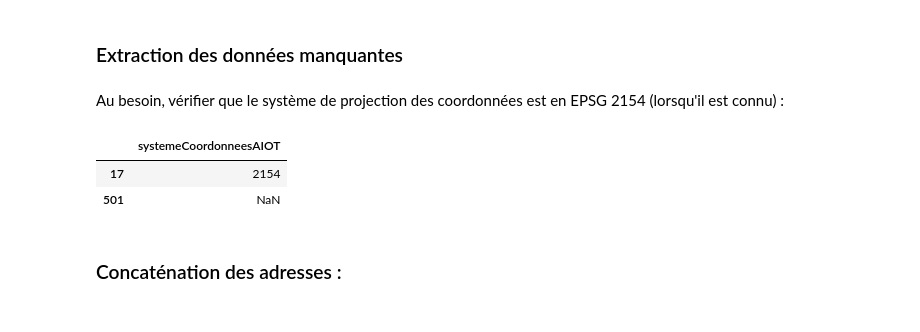
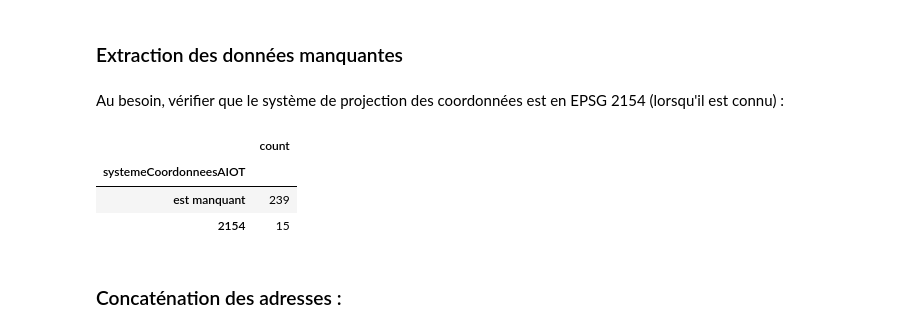
Before and after one commit to tgrandje/french-cities, a Jupyter notebook: notebooks_docs/usecase_1.ipynb, the cells around one changed output. Drawn from its saved outputs; the diff is of its cells as text; code cells hidden in the pictures.

```diff
--- a/notebooks_docs/usecase_1.ipynb
+++ b/notebooks_docs/usecase_1.ipynb
@@ -85,11 +89,12 @@ missing = data[data.codeInsee.isnull()].copy()
 # %% [markdown]
 Au besoin, vérifier que le système de projection des coordonnées est en EPSG 2154 (lorsqu'il est connu) :
 # %%
-missing[["systemeCoordonneesAIOT"]].drop_duplicates()
+missing[["systemeCoordonneesAIOT"]].fillna("est manquant").value_counts().to_frame()
 # %% [output]
-|  | systemeCoordonneesAIOT |
-| 17 | 2154 |
-| 501 | NaN |
+|  | count |
+| systemeCoordonneesAIOT |  |
+| est manquant | 239 |
+| 2154 | 15 |
 # %% [markdown]
 ### Concaténation des adresses :
 # %%
```
Also changed, not shown: parts of 8 cells of this notebook, 3 other files.
